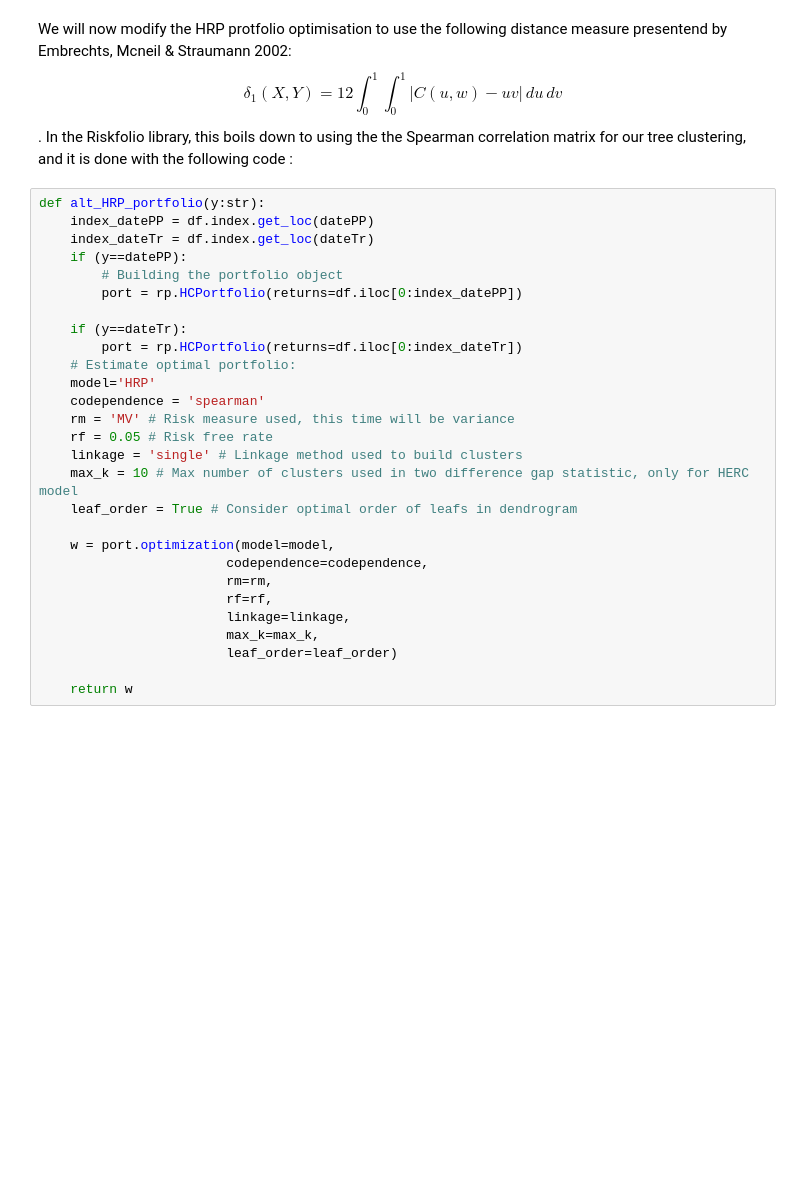
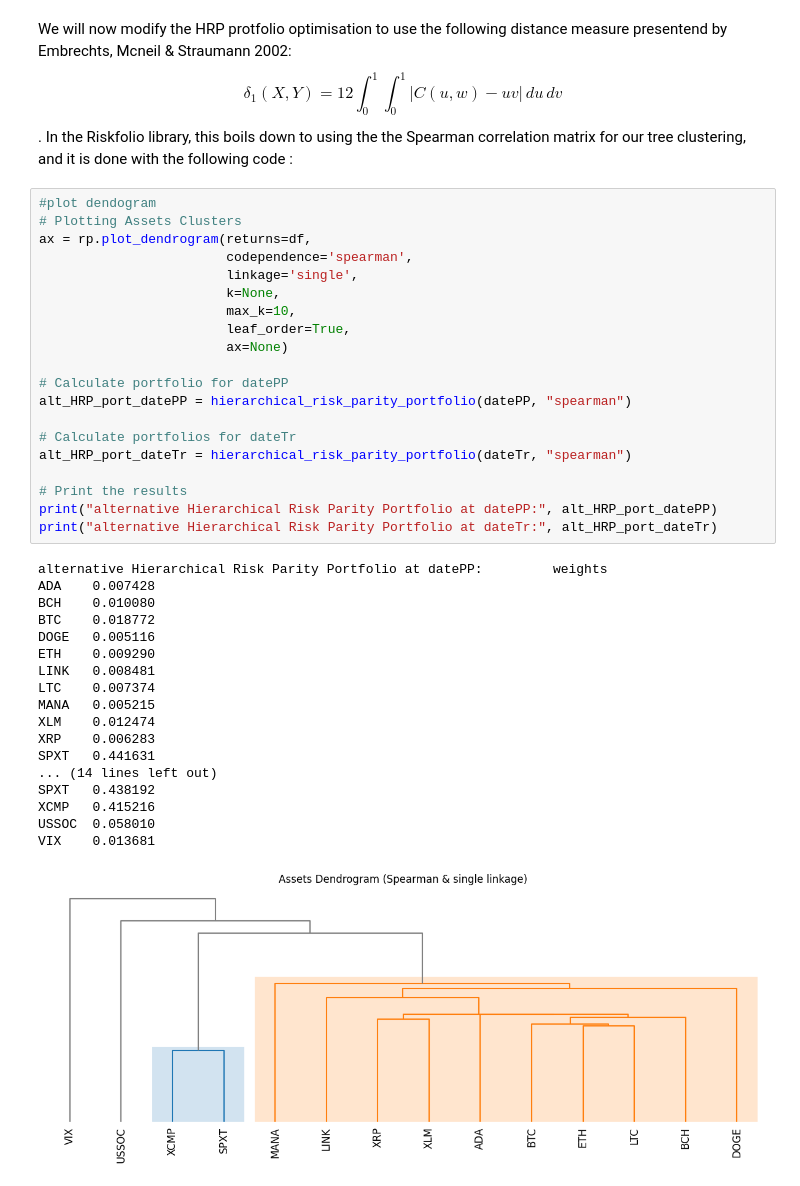
Before and after one commit to kamalnour/blockchain, a Jupyter notebook: Portfolio_part_1.ipynb, the cells around one changed output. Saved outputs shown, nothing was run; the diff lists cells and outputs as text; blank space fills up the shorter version.

Commit message:
fix: modified code to use a global portfolio implementation

```diff
--- a/Portfolio_part_1.ipynb
+++ b/Portfolio_part_1.ipynb
@@ -475,31 +484,42 @@ VIX    0.013317
 # %% [markdown]
 We will now modify the HRP protfolio optimisation to use the following distance measure presentend by Embrechts, Mcneil & Straumann 2002: $$\delta_1
 (X,Y) = 12\int_{0}^{1} \int_{0}^{1} |C(u,w) - uv| \, du \, dv$$. In the Riskfolio library, this boils down to using the the Spearman correlation matrix for our tree clustering, and it is done with the following code :
-# %%
-def alt_HRP_portfolio(y:str):
-    index_datePP = df.index.get_loc(datePP)
-    index_dateTr = df.index.get_loc(dateTr)
-    if (y==datePP):
-        # Building the portfolio object
-        port = rp.HCPortfolio(returns=df.iloc[0:index_datePP])
-
-    if (y==dateTr):
-        port = rp.HCPortfolio(returns=df.iloc[0:index_dateTr])
-    # Estimate optimal portfolio:
-    model='HRP'
-    codependence = 'spearman'
-    rm = 'MV' # Risk measure used, this time will be variance
-    rf = 0.05 # Risk free rate
-    linkage = 'single' # Linkage method used to build clusters
-    max_k = 10 # Max number of clusters used in two difference gap statistic, only for HERC model
-    leaf_order = True # Consider optimal order of leafs in dendrogram
-
-    w = port.optimization(model=model,
-                        codependence=codependence,
-                        rm=rm,
-                        rf=rf,
-                        linkage=linkage,
-                        max_k=max_k,
-                        leaf_order=leaf_order)
-
-    return w
+# %%
+#plot dendogram
+# Plotting Assets Clusters
+ax = rp.plot_dendrogram(returns=df,
+                        codependence='spearman',
+                        linkage='single',
+                        k=None,
+                        max_k=10,
+                        leaf_order=True,
+                        ax=None)
+
+# Calculate portfolio for datePP
+alt_HRP_port_datePP = hierarchical_risk_parity_portfolio(datePP, "spearman")
+
+# Calculate portfolios for dateTr
+alt_HRP_port_dateTr = hierarchical_risk_parity_portfolio(dateTr, "spearman")
+
+# Print the results
+print("alternative Hierarchical Risk Parity Portfolio at datePP:", alt_HRP_port_datePP)
+print("alternative Hierarchical Risk Parity Portfolio at dateTr:", alt_HRP_port_dateTr)
+# %% [output]
+alternative Hierarchical Risk Parity Portfolio at datePP:         weights
+ADA    0.007428
+BCH    0.010080
+BTC    0.018772
+DOGE   0.005116
+ETH    0.009290
+LINK   0.008481
+LTC    0.007374
+MANA   0.005215
+XLM    0.012474
+XRP    0.006283
+SPXT   0.441631
+... (14 lines left out)
+SPXT   0.438192
+XCMP   0.415216
+USSOC  0.058010
+VIX    0.013681
+[figure, added]
```
Also changed, not shown: parts of 5 cells of this notebook.
